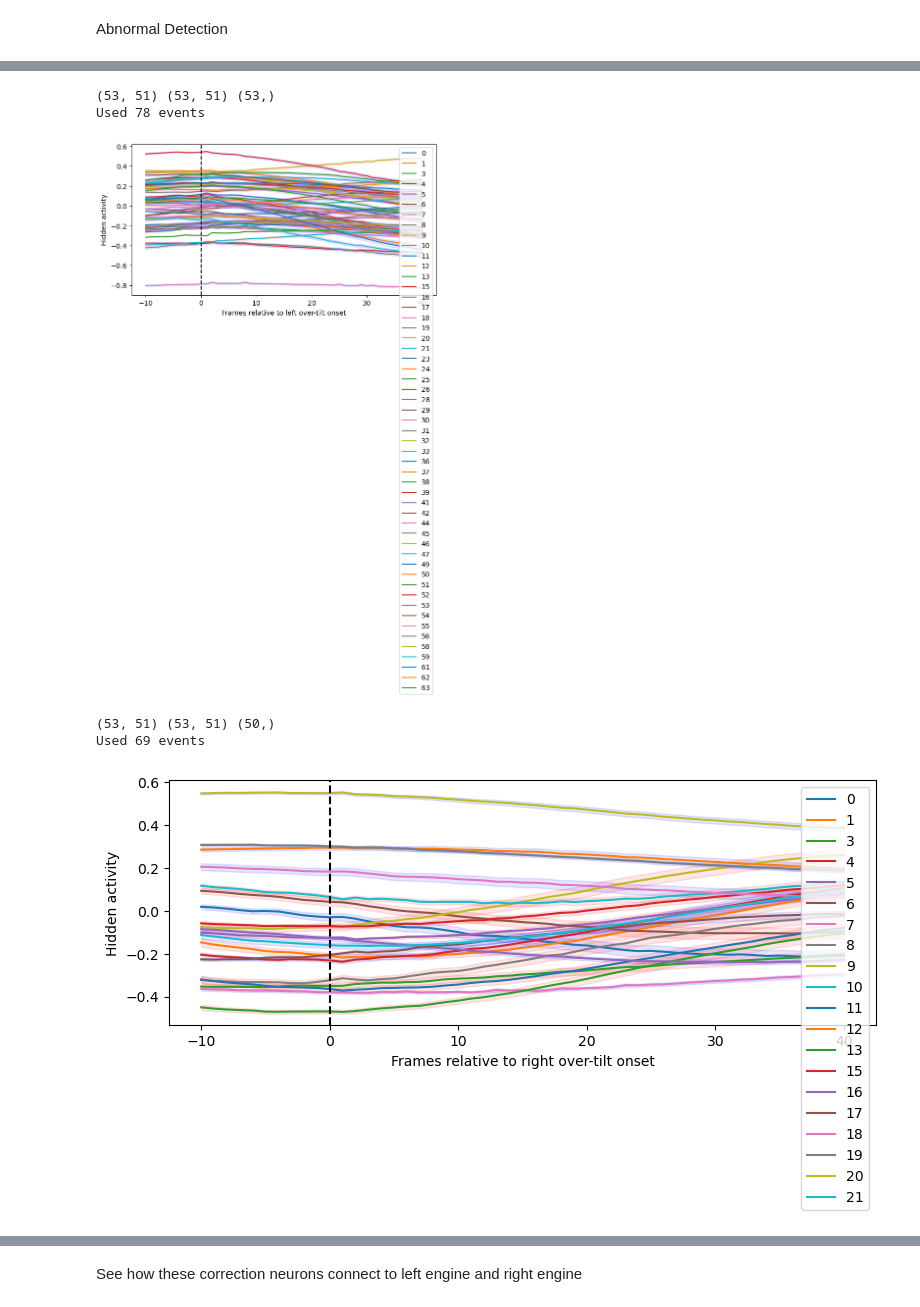
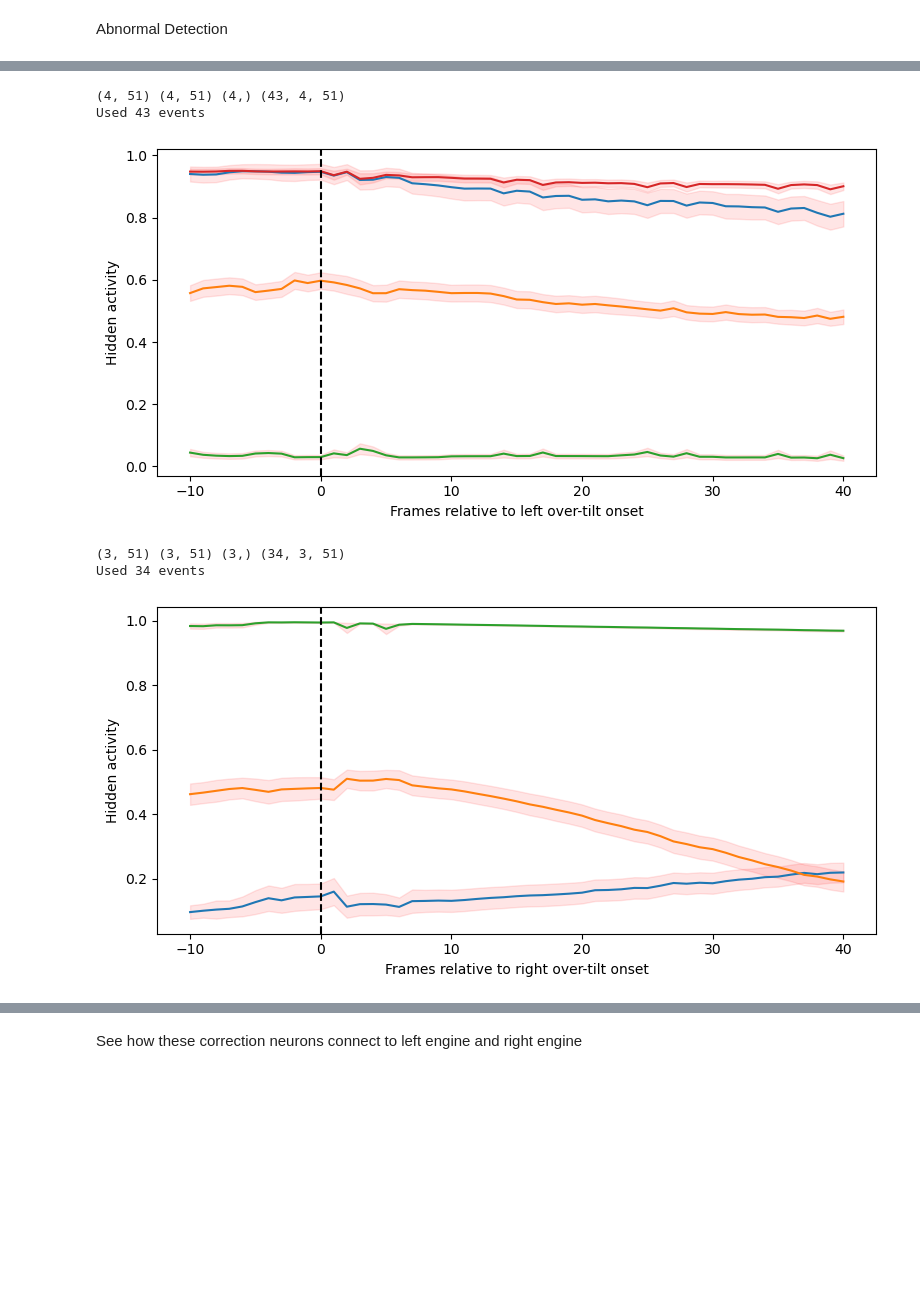
Before and after one commit to NeuroAIHub/EISep, a Jupyter notebook: docs/examples/rl_modularity.ipynb, the cells around one changed output, grey strips where cells are left out. Drawn from its saved outputs; the diff is of its cells as text; code cells hidden in the pictures; blank space fills up the shorter version.

```diff
--- a/docs/examples/rl_modularity.ipynb
+++ b/docs/examples/rl_modularity.ipynb
@@ -53,5 +56,5 @@ print(buffer.action[0], buffer.action.max())
 # fire right engine
 print(buffer.hidden_state[0].shape)
 print(buffer.reward[0], buffer.done[0])
-network_name = 'actor'
+network_name = 'critic'
 # %% [output]
@@ -359,0 +438,7 @@ np.save('buffer_phase.npy', buffer_phase)
+# %%
+fig, ax = plt.subplots(1,1, figsize=(6,6))
+for i in range(buffer_hidden.shape[1]):
+    ax.plot(buffer_hidden[:1000, i], label=f'Neuron {i+1}')
+ax.set_title('Hidden states of first 1000 timesteps')
+# ax.legend()
+plt.show()
@@ -638,4 +802,5 @@ if event_mask_right.sum() < 50:
     event_mask_right = right_abnormal
 
 right_sel = event_selectivity(buffer_hidden, event_mask_right)
+tilt_specific_idx = [np.where(left_abnormal_corr,1,0), np.where(right_abnormal_corr,1,0)]  # left, right
 # %% [output]
@@ -642,0 +808,12 @@ right_sel = event_selectivity(buffer_hidden, event_mask_right)
+# %%
+tilt_specific_hidden_mode_activation = [hidden_projection_on_pc[tilt_specific_idx[i]==1] for i in range(2)]
+mean_hidden_mode_activation = [tilt_specific_hidden_mode_activation[i].mean(axis=0) for i in range(2)]
+std_hidden_mode_activation = [tilt_specific_hidden_mode_activation[i].std(0) for i in range(2)]
+fig, ax = plt.subplots(1,1, figsize=(10,5))
+for i in range(2):
+    ax.plot(mean_hidden_mode_activation[i], label=action_names[i])
+    ax.fill_between(np.arange(len(mean_hidden_mode_activation[i])), mean_hidden_mode_activation[i]-std_hidden_mode_activation[i],
+                    mean_hidden_mode_activation[i]+std_hidden_mode_activation[i], alpha=0.2)
+ax.set_title('Mean hidden mode activation across tilt-correction index')
+ax.legend()
+plt.show()
@@ -722,26 +925,28 @@ def peri_event_hidden(buffer_hidden: np.ndarray,
         if t0 - pre < 0 or t0 + post >= buffer_hidden.shape[0]:
             continue
         seg = buffer_hidden[t0-pre:t0+post+1, center_neurons]  # [T, H]
-        acc.append(seg.T)
+        # print(seg.shape, '==?', T)
+        normalized_activity = (seg - seg.min()) / (seg.max() - seg.min() + 1e-10)
+        acc.append(normalized_activity.T)
         count += 1
-    acc_array = np.array(acc)
+    acc_array = np.array(acc) # [n_events, H, T]
     acc_mean = acc_array.mean(0)
     acc_std = acc_array.std(0)/np.sqrt(acc_array.shape[0]-1)
-    return acc_mean, acc_std, count
+    return acc_mean, acc_std, count, acc_array
 
 # random_neurons = np.random.choice(np.setdiff1d(np.arange(H), top_left_neurons), size=12)
 random_neurons = non_selective_neurons
 neurons_to_plot = top_left_neurons
 exc_inh_mask_to_plot = exc_inh_mask_left
 abnormal_to_plot = event_mask_left
-avg_left, std_left, n_events = peri_event_hidden(
+avg_left, std_left, n_events, activity_array = peri_event_hidden(
     buffer_hidden,
     abnormal_to_plot,          # or left_abnormal_corr
     neurons_to_plot,
     pre=10,
     post=40)
-print(avg_left.shape, std_left.shape, exc_inh_mask_to_plot.shape)
-exc_inh_colors = ['red', 'blue']
+print(avg_left.shape, std_left.shape, exc_inh_mask_to_plot.shape, activity_array.shape)
+exc_inh_colors = ['blue', 'red']
 print("Used", n_events, "events")
 import matplotlib.pyplot as plt
 time = np.arange(-10, 41)
@@ -752,41 +957,40 @@ for i, n in enumerate(neurons_to_plot):
 plt.axvline(0, color='k', linestyle='--')
 plt.xlabel('Frames relative to left over-tilt onset')
 plt.ylabel('Hidden activity')
-plt.legend()
+# plt.legend()
 plt.tight_layout()
 plt.show()
 
 
 
 random_neurons = np.random.choice(np.setdiff1d(np.arange(H), top_right_neurons), size=12)
 random_neurons = non_selective_neurons
 neurons_to_plot = top_right_neurons
 exc_inh_mask_to_plot = exc_inh_mask_right
 abnormal_to_plot = event_mask_right
-avg_left, std_left, n_events = peri_event_hidden(
+avg_left, std_left, n_events, activity_array = peri_event_hidden(
     buffer_hidden,
     abnormal_to_plot,          # or left_abnormal_corr
     neurons_to_plot,
     pre=10,
     post=40)
-print(avg_left.shape, std_left.shape, exc_inh_mask_to_plot.shape)
-exc_inh_colors = ['red', 'blue']
+print(avg_left.shape, std_left.shape, exc_inh_mask_to_plot.shape, activity_array.shape)
 print("Used", n_events, "events")
 time = np.arange(-10, 41)
 plt.figure(figsize=(8,4))
 for i, n in enumerate(neurons_to_plot[:20]):
     plt.plot(time, avg_left[i], label=f'{n}')
     plt.fill_between(time, avg_left[i] - std_left[i], avg_left[i] + std_left[i], alpha=0.1, color=exc_inh_colors[exc_inh_mask_to_plot[i]])
 plt.axvline(0, color='k', linestyle='--')
 plt.xlabel('Frames relative to right over-tilt onset')
 plt.ylabel('Hidden activity')
-plt.legend()
+# plt.legend()
 plt.tight_layout()
 plt.show()
 # %% [output]
-(53, 51) (53, 51) (53,)
-Used 78 events
+(4, 51) (4, 51) (4,) (43, 4, 51)
+Used 43 events
-[figure, old version]
+[figure, new version]
-(53, 51) (53, 51) (50,)
-Used 69 events
+(3, 51) (3, 51) (3,) (34, 3, 51)
+Used 34 events
-[figure, old version]
+[figure, new version]
```
Also changed, not shown: parts of 37 cells of this notebook, 12 other files.
